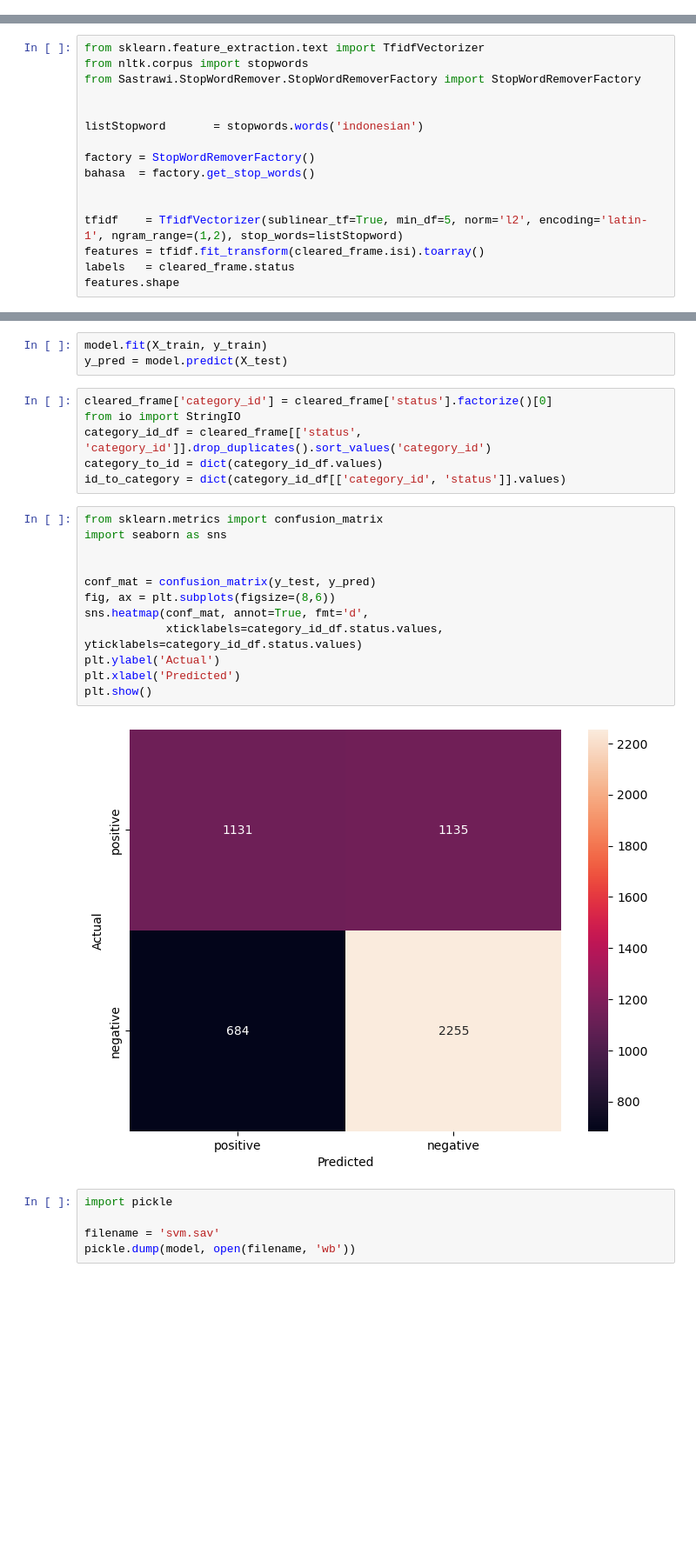
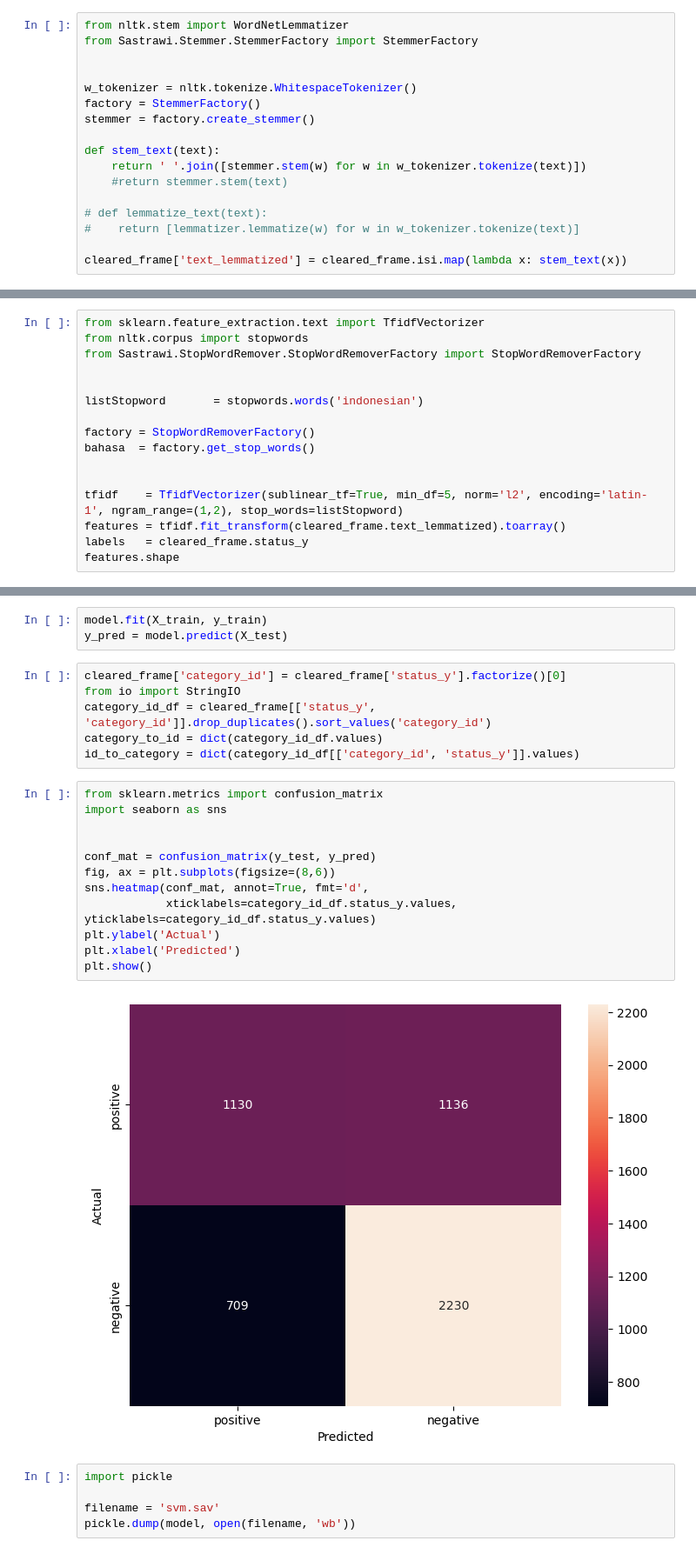
Before and after one commit to patricktelnoni/stock_research_nlp, a Jupyter notebook: PDT Saham.ipynb, the cells around one changed output, grey strips where cells are left out. Shown: that part at 87% size. Saved outputs shown, nothing was run; the diff lists cells and outputs as text; blank space fills up the shorter version.

```diff
--- a/PDT Saham.ipynb
+++ b/PDT Saham.ipynb
@@ -203,3 +207,20 @@ True
 !pip install Sastrawi
 # %% [output]
 Requirement already satisfied: Sastrawi in /Users/patricktelnoni/opt/anaconda3/lib/python3.9/site-packages (1.0.1)
+# %%
+from nltk.stem import WordNetLemmatizer
+from Sastrawi.Stemmer.StemmerFactory import StemmerFactory
+
+
+w_tokenizer = nltk.tokenize.WhitespaceTokenizer()
+factory = StemmerFactory()
+stemmer = factory.create_stemmer()
+
+def stem_text(text):
+    return ' '.join([stemmer.stem(w) for w in w_tokenizer.tokenize(text)])
+    #return stemmer.stem(text)
+
+# def lemmatize_text(text):
+#    return [lemmatizer.lemmatize(w) for w in w_tokenizer.tokenize(text)]
+
+cleared_frame['text_lemmatized'] = cleared_frame.isi.map(lambda x: stem_text(x))
@@ -216,7 +246,7 @@ bahasa  = factory.get_stop_words()
 
 
 tfidf    = TfidfVectorizer(sublinear_tf=True, min_df=5, norm='l2', encoding='latin-1', ngram_range=(1,2), stop_words=listStopword)
-features = tfidf.fit_transform(cleared_frame.isi).toarray()
-labels   = cleared_frame.status
+features = tfidf.fit_transform(cleared_frame.text_lemmatized).toarray()
+labels   = cleared_frame.status_y
 features.shape
 # %% [output]
@@ -294,25 +324,25 @@ X_train, X_test, y_train, y_test = train_test_split(features, labels, test_size=
 model.fit(X_train, y_train)
 y_pred = model.predict(X_test)
 # %%
-cleared_frame['category_id'] = cleared_frame['status'].factorize()[0]
+cleared_frame['category_id'] = cleared_frame['status_y'].factorize()[0]
 from io import StringIO
-category_id_df = cleared_frame[['status', 'category_id']].drop_duplicates().sort_values('category_id')
+category_id_df = cleared_frame[['status_y', 'category_id']].drop_duplicates().sort_values('category_id')
 category_to_id = dict(category_id_df.values)
-id_to_category = dict(category_id_df[['category_id', 'status']].values)
+id_to_category = dict(category_id_df[['category_id', 'status_y']].values)
 # %%
 from sklearn.metrics import confusion_matrix
 import seaborn as sns
 
 
 conf_mat = confusion_matrix(y_test, y_pred)
 fig, ax = plt.subplots(figsize=(8,6))
 sns.heatmap(conf_mat, annot=True, fmt='d',
-            xticklabels=category_id_df.status.values, yticklabels=category_id_df.status.values)
+            xticklabels=category_id_df.status_y.values, yticklabels=category_id_df.status_y.values)
 plt.ylabel('Actual')
 plt.xlabel('Predicted')
 plt.show()
 # %% [output]
-[figure, old version]
+[figure, new version]
 # %%
 import pickle
 
```
Also changed, not shown: parts of 7 cells of this notebook.
